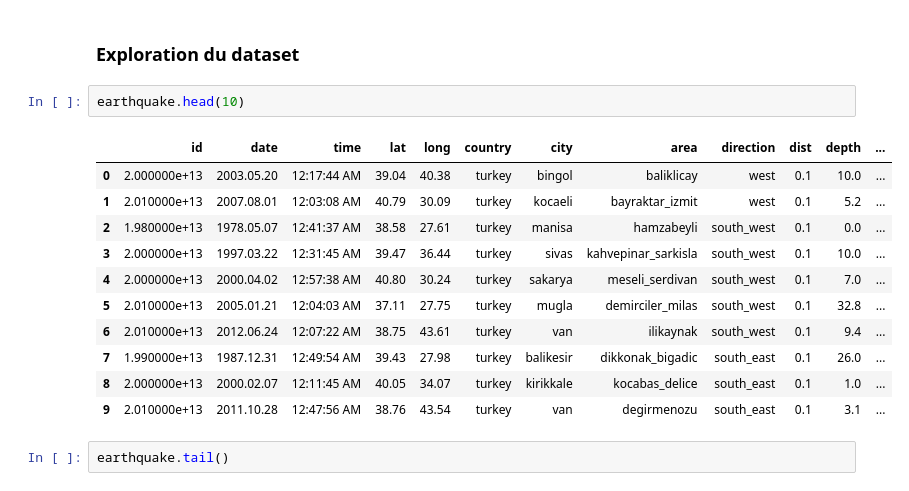
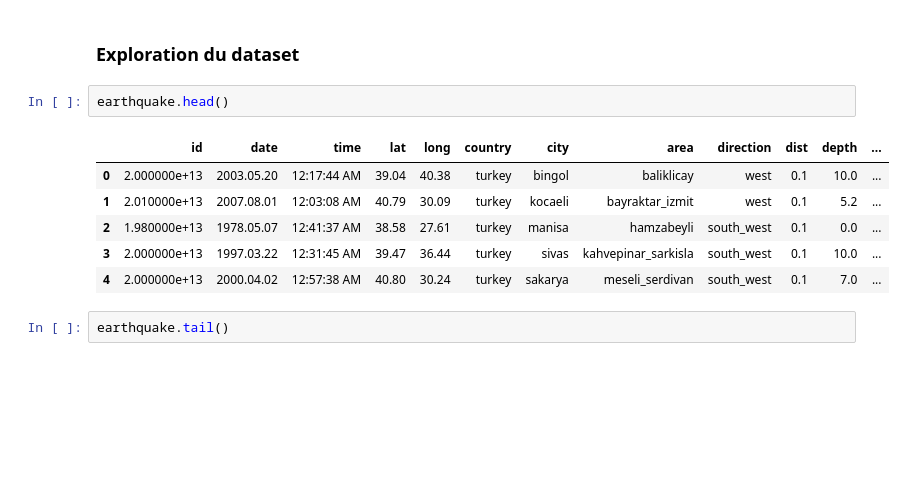
Before and after one commit to nereosky/python, a Jupyter notebook: miniProjet/miniProjet.ipynb, the cells around one changed output. Drawn from its saved outputs; the diff is of its cells as text; blank space fills up the shorter version.

```diff
--- a/miniProjet/miniProjet.ipynb
+++ b/miniProjet/miniProjet.ipynb
@@ -16,19 +17,14 @@ earthquake = pd.read_csv("earthquake.csv")
 # %% [markdown]
 ### Exploration du dataset
 # %%
-earthquake.head(10)
+earthquake.head()
 # %% [output]
 |  | id | date | time | lat | long | country | city | area | direction | dist | depth | ... |
 | 0 | 2.000000e+13 | 2003.05.20 | 12:17:44 AM | 39.04 | 40.38 | turkey | bingol | baliklicay | west | 0.1 | 10.0 | ... |
 | 1 | 2.010000e+13 | 2007.08.01 | 12:03:08 AM | 40.79 | 30.09 | turkey | kocaeli | bayraktar_izmit | west | 0.1 | 5.2 | ... |
 | 2 | 1.980000e+13 | 1978.05.07 | 12:41:37 AM | 38.58 | 27.61 | turkey | manisa | hamzabeyli | south_west | 0.1 | 0.0 | ... |
 | 3 | 2.000000e+13 | 1997.03.22 | 12:31:45 AM | 39.47 | 36.44 | turkey | sivas | kahvepinar_sarkisla | south_west | 0.1 | 10.0 | ... |
 | 4 | 2.000000e+13 | 2000.04.02 | 12:57:38 AM | 40.80 | 30.24 | turkey | sakarya | meseli_serdivan | south_west | 0.1 | 7.0 | ... |
-| 5 | 2.010000e+13 | 2005.01.21 | 12:04:03 AM | 37.11 | 27.75 | turkey | mugla | demirciler_milas | south_west | 0.1 | 32.8 | ... |
-| 6 | 2.010000e+13 | 2012.06.24 | 12:07:22 AM | 38.75 | 43.61 | turkey | van | ilikaynak | south_west | 0.1 | 9.4 | ... |
-| 7 | 1.990000e+13 | 1987.12.31 | 12:49:54 AM | 39.43 | 27.98 | turkey | balikesir | dikkonak_bigadic | south_east | 0.1 | 26.0 | ... |
-| 8 | 2.000000e+13 | 2000.02.07 | 12:11:45 AM | 40.05 | 34.07 | turkey | kirikkale | kocabas_delice | south_east | 0.1 | 1.0 | ... |
-| 9 | 2.010000e+13 | 2011.10.28 | 12:47:56 AM | 38.76 | 43.54 | turkey | van | degirmenozu | south_east | 0.1 | 3.1 | ... |
 # %%
 earthquake.tail()
 # %% [output]
```
Also changed, not shown: parts of 16 cells of this notebook, 1 other file.
